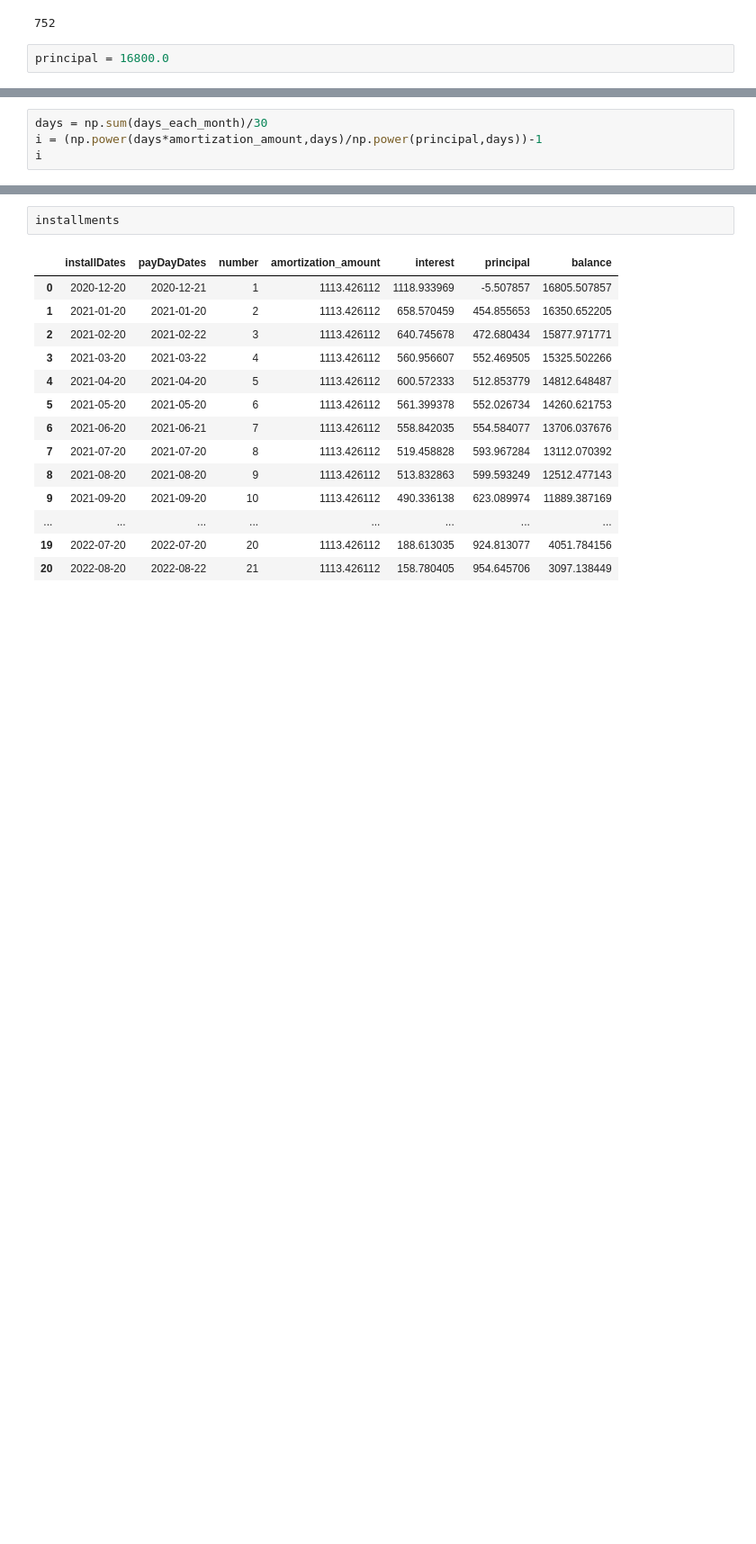
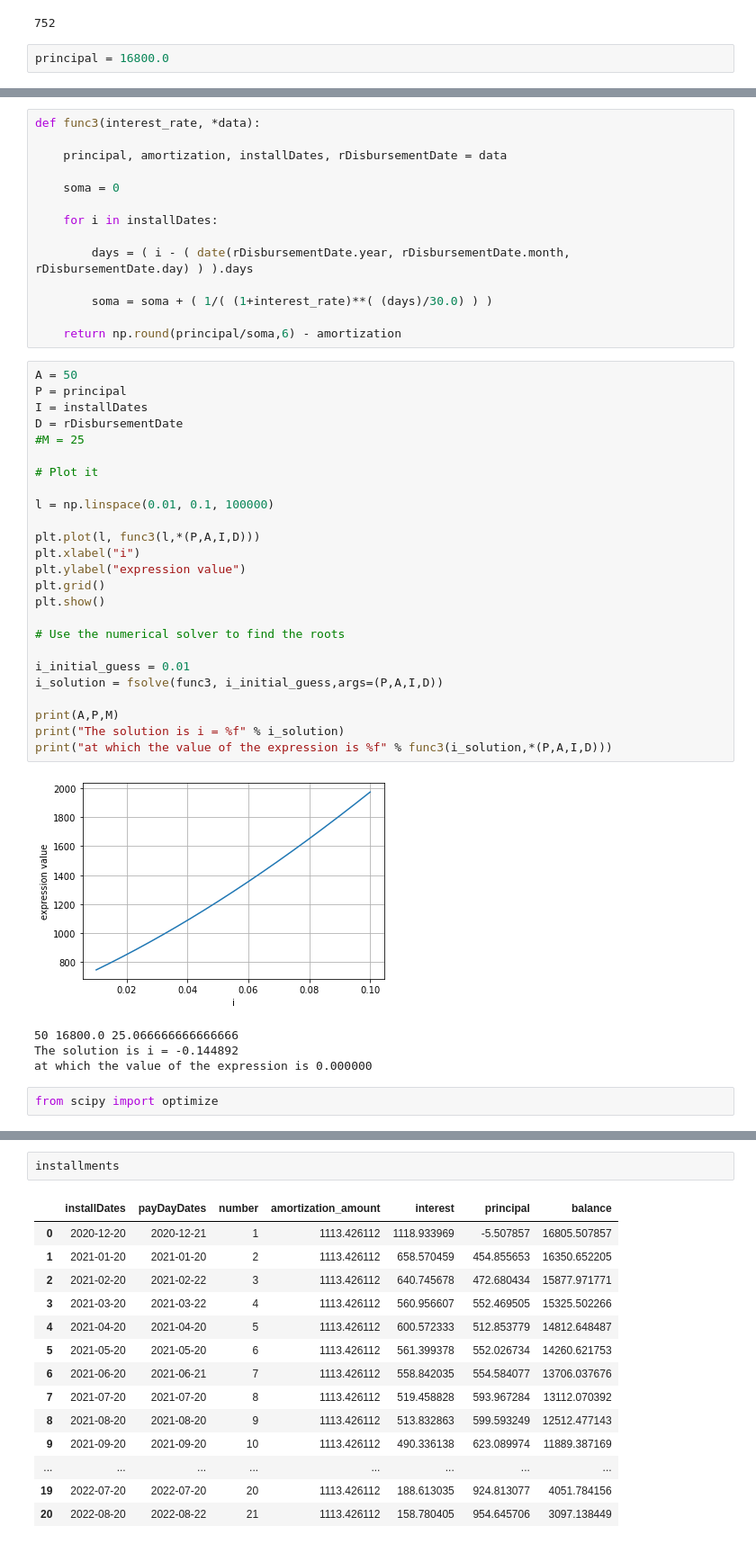
Before and after one commit to ormenesse/install-application, a Jupyter notebook: Testes/app/TEST_INSTALL.ipynb, the cells around one changed output, grey strips where cells are left out. Shown at 90% size. Cells and saved outputs as stored; diff of their text form; blank space fills up the shorter version.

```diff
--- a/Testes/app/TEST_INSTALL.ipynb
+++ b/Testes/app/TEST_INSTALL.ipynb
@@ -70,4 +110,0 @@ principal/amortization_amount
-# %%
-days = np.sum(days_each_month)/30
-i = (np.power(days*amortization_amount,days)/np.power(principal,days))-1
-i
@@ -87,0 +167,46 @@ inf
+# %%
+def func3(interest_rate, *data):
+
+    principal, amortization, installDates, rDisbursementDate = data
+
+    soma = 0
+
+    for i in installDates:
+
+        days = ( i - ( date(rDisbursementDate.year, rDisbursementDate.month, rDisbursementDate.day) ) ).days
+
+        soma = soma + ( 1/( (1+interest_rate)**( (days)/30.0) ) )
+
+    return np.round(principal/soma,6) - amortization
+# %%
+A = 50
+P = principal
+I = installDates
+D = rDisbursementDate
+#M = 25
+
+# Plot it
+
+l = np.linspace(0.01, 0.1, 100000)
+
+plt.plot(l, func3(l,*(P,A,I,D)))
+plt.xlabel("i")
+plt.ylabel("expression value")
+plt.grid()
+plt.show()
+
+# Use the numerical solver to find the roots
+
+i_initial_guess = 0.01
+i_solution = fsolve(func3, i_initial_guess,args=(P,A,I,D))
+
+print(A,P,M)
+print("The solution is i = %f" % i_solution)
+print("at which the value of the expression is %f" % func3(i_solution,*(P,A,I,D)))
+# %% [output]
+[figure, added]
+50 16800.0 25.066666666666666
+The solution is i = -0.144892
+at which the value of the expression is 0.000000
+# %%
+from scipy import optimize
```
Also changed, not shown: parts of 30 cells of this notebook, 5 other files.
